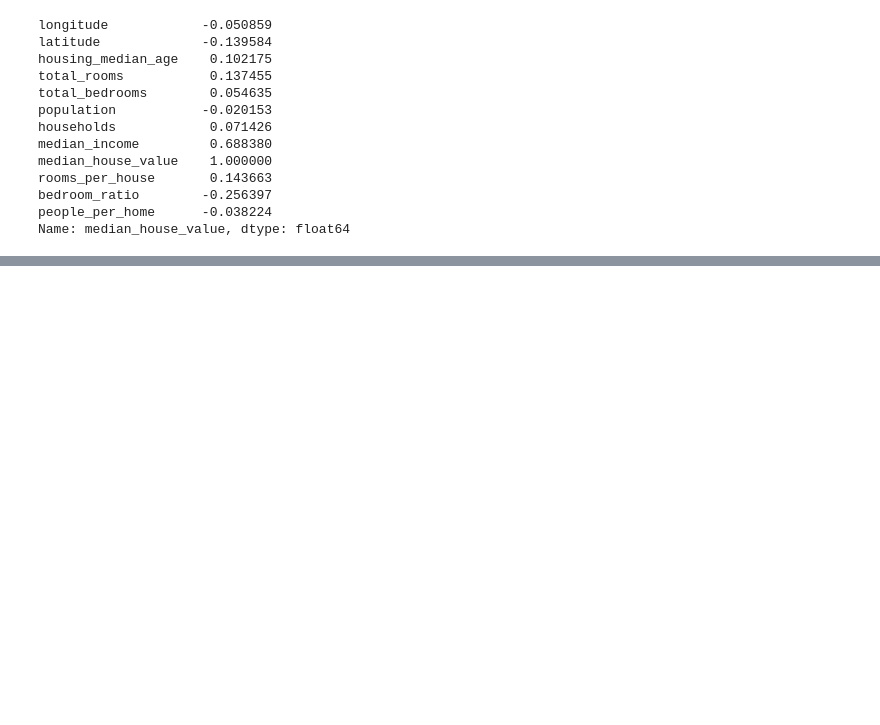
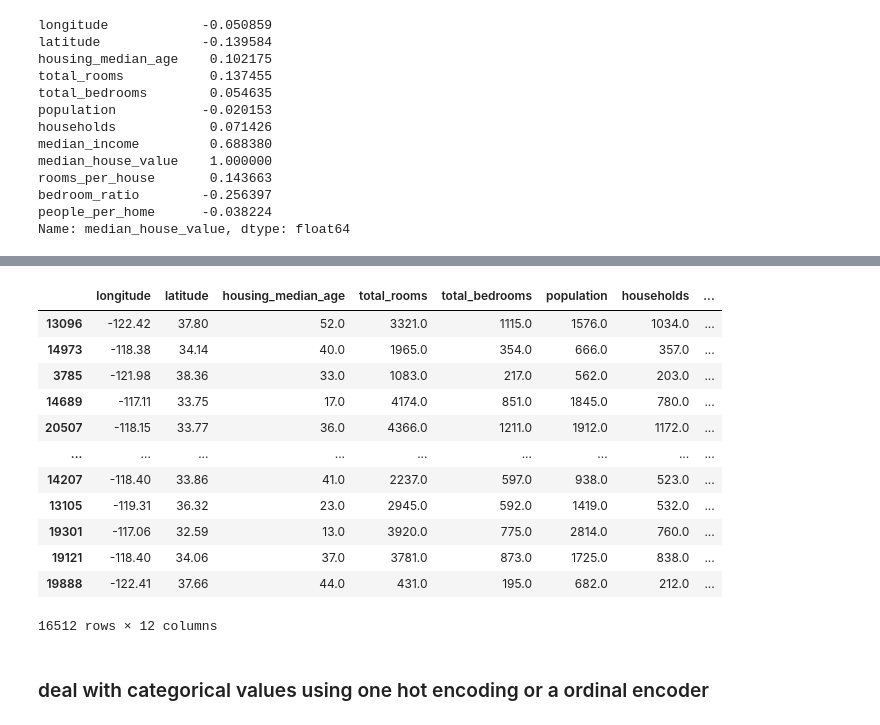
Before and after one commit to bdJohnson72/ML-Eng-Journey, a Jupyter notebook: Hands-On-ML/housing_prices.ipynb, the cells around one changed output, grey strips where cells are left out. Drawn from its saved outputs; the diff is of its cells as text; code cells hidden in the pictures; blank space fills up the shorter version.

```diff
--- a/Hands-On-ML/housing_prices.ipynb
+++ b/Hands-On-ML/housing_prices.ipynb
@@ -276,0 +279,4 @@ Name: median_house_value, dtype: float64
+# %%
+#get clean data
+housing = stratified_training_set.drop("median_house_value", axis=1)
+housing_labels = stratified_training_set["median_house_value"].copy()
@@ -276,0 +285,10 @@ Name: median_house_value, dtype: float64
+# %%
+# we can do something like this
+median = housing["total_bedrooms"].median()
+housing['total_bedrooms'].fillna(median, inplace = True)
+#In the book we use an imputer from sklearn. I think I need to learn more about this. But it lets us imput values for future missing data.
+# Right now only total bedrooms has missing values. But this will let us transform future missing value from other features
+from sklearn.impute import SimpleImputer
+imputer = SimpleImputer(strategy="median")
+# drop non numeric for imputer
+housing_nums = housing.select_dtypes(include=[np.number])
@@ -276,0 +302,3 @@ Name: median_house_value, dtype: float64
+# %%
+imputer.fit(housing_nums)
+imputer.statistics_
@@ -276,0 +322,21 @@ Name: median_house_value, dtype: float64
+# %%
+X = imputer.transform(housing_nums)
+X # this just gives us numpy arrays we need to get back to a data fram
+housing_training = pd.DataFrame(X, columns=housing_nums.columns, index=housing_nums.index)
+housing_training
+# %% [output]
+|  | longitude | latitude | housing_median_age | total_rooms | total_bedrooms | population | households | ... |
+| 13096 | -122.42 | 37.80 | 52.0 | 3321.0 | 1115.0 | 1576.0 | 1034.0 | ... |
+| 14973 | -118.38 | 34.14 | 40.0 | 1965.0 | 354.0 | 666.0 | 357.0 | ... |
+| 3785 | -121.98 | 38.36 | 33.0 | 1083.0 | 217.0 | 562.0 | 203.0 | ... |
+| 14689 | -117.11 | 33.75 | 17.0 | 4174.0 | 851.0 | 1845.0 | 780.0 | ... |
+| 20507 | -118.15 | 33.77 | 36.0 | 4366.0 | 1211.0 | 1912.0 | 1172.0 | ... |
+| ... | ... | ... | ... | ... | ... | ... | ... | ... |
+| 14207 | -118.40 | 33.86 | 41.0 | 2237.0 | 597.0 | 938.0 | 523.0 | ... |
+| 13105 | -119.31 | 36.32 | 23.0 | 2945.0 | 592.0 | 1419.0 | 532.0 | ... |
+| 19301 | -117.06 | 32.59 | 13.0 | 3920.0 | 775.0 | 2814.0 | 760.0 | ... |
+| 19121 | -118.40 | 34.06 | 37.0 | 3781.0 | 873.0 | 1725.0 | 838.0 | ... |
+| 19888 | -122.41 | 37.66 | 44.0 | 431.0 | 195.0 | 682.0 | 212.0 | ... |
+16512 rows × 12 columns
+# %% [markdown]
+### deal with categorical values using one hot encoding or a ordinal encoder
```
Also changed, not shown: parts of 16 cells of this notebook.
